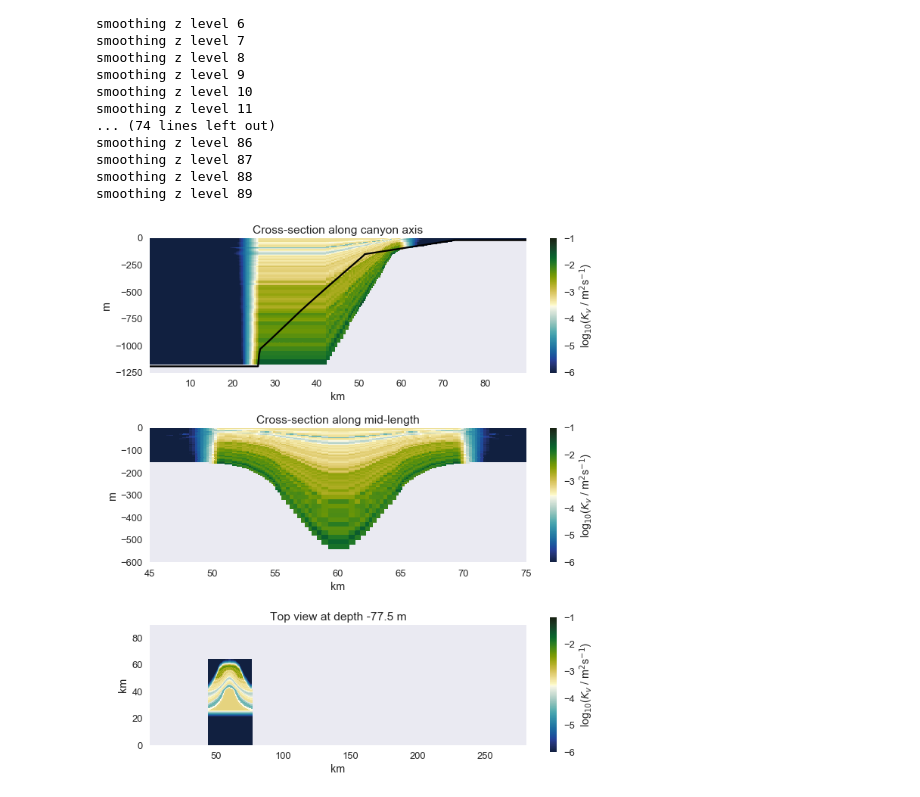
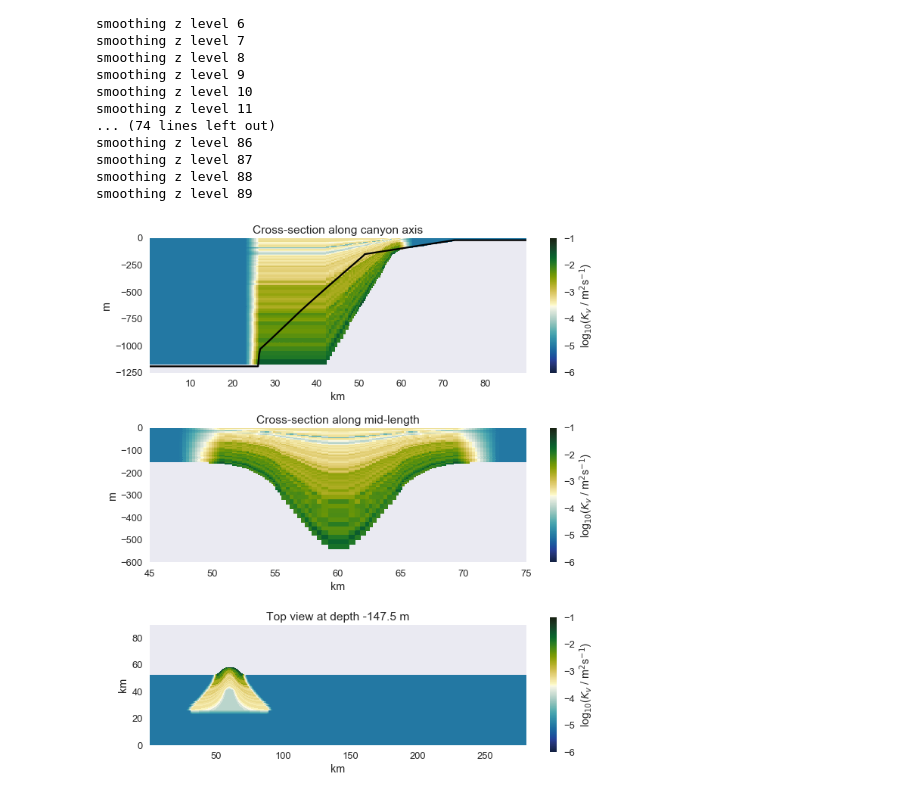
Before and after one commit to UBC-MOAD/buildcanyon, a Jupyter notebook: Stratification/GenerateDiffKrFile_realistic.ipynb, the cells around one changed output. Drawn from its saved outputs; the diff is of its cells as text; code cells hidden in the pictures.

Commit message:
Finished smoothing algorithm

```diff
--- a/Stratification/GenerateDiffKrFile_realistic.ipynb
+++ b/Stratification/GenerateDiffKrFile_realistic.ipynb
@@ -244,15 +245,14 @@ xfin_h1 = 180
 xini_h2 = 180
 xfin_h2 = 615
 yini_h1 = 0
-yfin_h1 = 150
-yini_h2 = 150
+yfin_h1 = 75
+yini_h2 = 267
 yfin_h2 = 359
 
 # Define exponential smoothing parameters
 W = 13000 # m
 
 # Apply exponential smoothing to each half
-
 for kk in range(90):
     print('smoothing z level %d' %kk)
 
@@ -286,7 +286,9 @@ for kk in range(90):
                 kv_smooth[kk,:jj,ii] = k_sm
                 break
 
-kv_final = kv_smooth
+
+kv_final = np.where(np.isnan(kv_smooth)== True , kbg, kv_smooth)
+kv_final = np.where(kv_final < kbg , kbg, kv_final)
 # %% [output]
 smoothing z level 0
 smoothing z level 1
@@ -310,33 +312,33 @@ smoothing z level 89
 
 masked_logkvsm = np.ma.masked_array(np.log10(kv_final), mask = land_mask)
 
 fig, (ax1, ax2, ax3) = plt.subplots(3,1, figsize=(10,10.5))
 
 mesh = ax1.pcolor(Y[:]/1000,RC[:], masked_logkvsm[:,:,180] , vmax=-1, vmin=-6, cmap = cmo.cm.delta)
 cb = plt.colorbar(mesh, ax=ax1)
 cb.set_label(r'log$_{10}$($K_v$ / m$^2$s$^{-1}$)')
 ax1.set_title('Cross-section along canyon axis')
 ax1.set_ylabel('m')
 ax1.set_xlabel('km')
 ax1.plot(Y[:]/1000, -depth_Can[:,280], 'k-')
 
 mesh = ax2.pcolor(X[:]/1000,RC[:], masked_logkvsm[:,227,:], vmax=-1, vmin=-6, cmap = cmo.cm.delta)
 cb = plt.colorbar(mesh, ax=ax2)
 cb.set_label(r'log$_{10}$($K_v$ / m$^2$s$^{-1}$)')
 ax2.set_title('Cross-section along mid-length')
 ax2.set_ylabel('m')
 ax2.set_xlabel('km')
 ax2.set_ylim(-600,0)
 ax2.set_xlim(45,75)
 
-mesh = ax3.pcolor(X[:]/1000,Y[:]/1000, masked_logkvsm[15,:,:], vmax=-1, vmin=-6, cmap = cmo.cm.delta)
+mesh = ax3.pcolor(X[:]/1000,Y[:]/1000, masked_logkvsm[29,:,:], vmax=-1, vmin=-6, cmap = cmo.cm.delta)
 cb = plt.colorbar(mesh, ax=ax3)
 cb.set_label(r'log$_{10}$($K_v$ / m$^2$s$^{-1}$)')
-ax3.set_title('Top view at depth %1.1f m' % RC[15])
+ax3.set_title('Top view at depth %1.1f m' % RC[29])
 ax3.set_ylabel('km')
 ax3.set_xlabel('km')
 ax3.set_aspect(1)
 
 plt.tight_layout()
 # %% [output]
-[figure, old version]
+[figure, new version]
```
Also changed, not shown: parts of 8 cells of this notebook.
